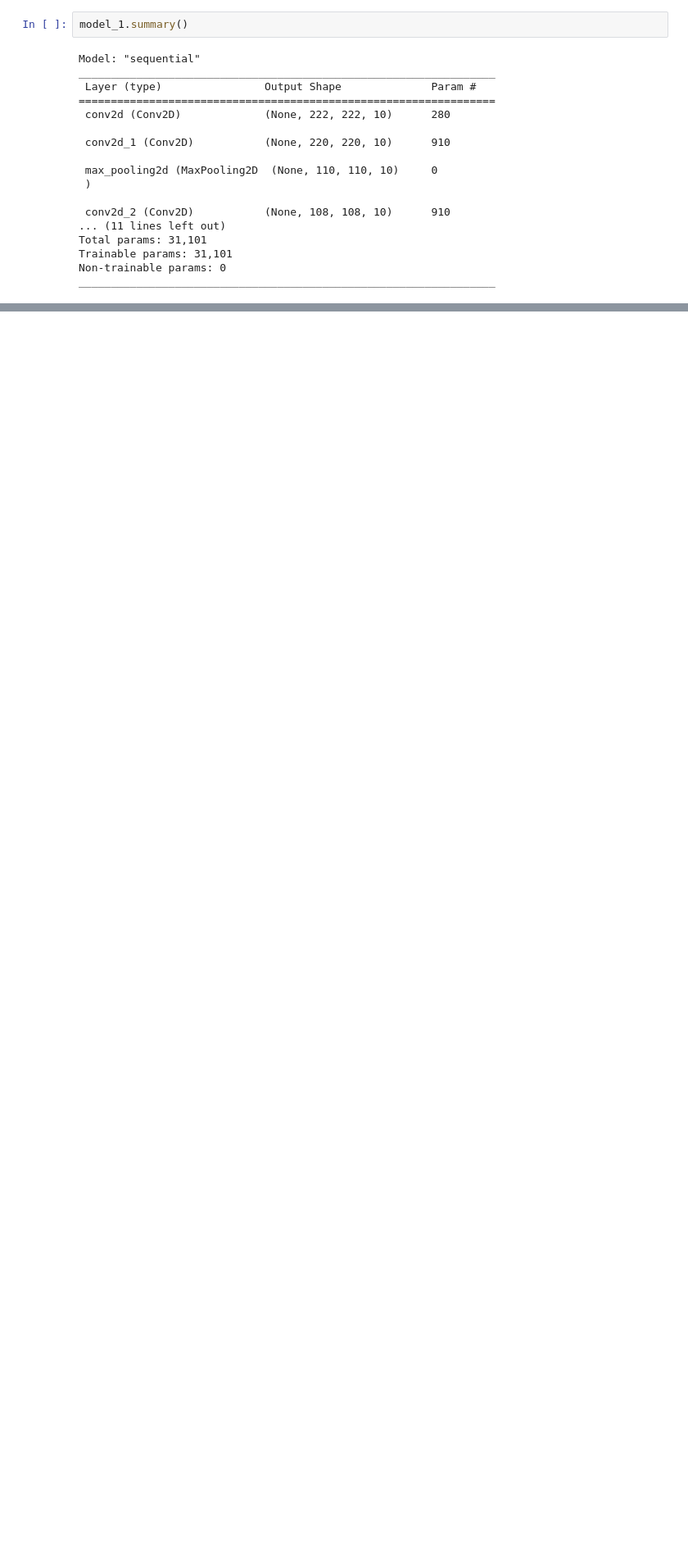
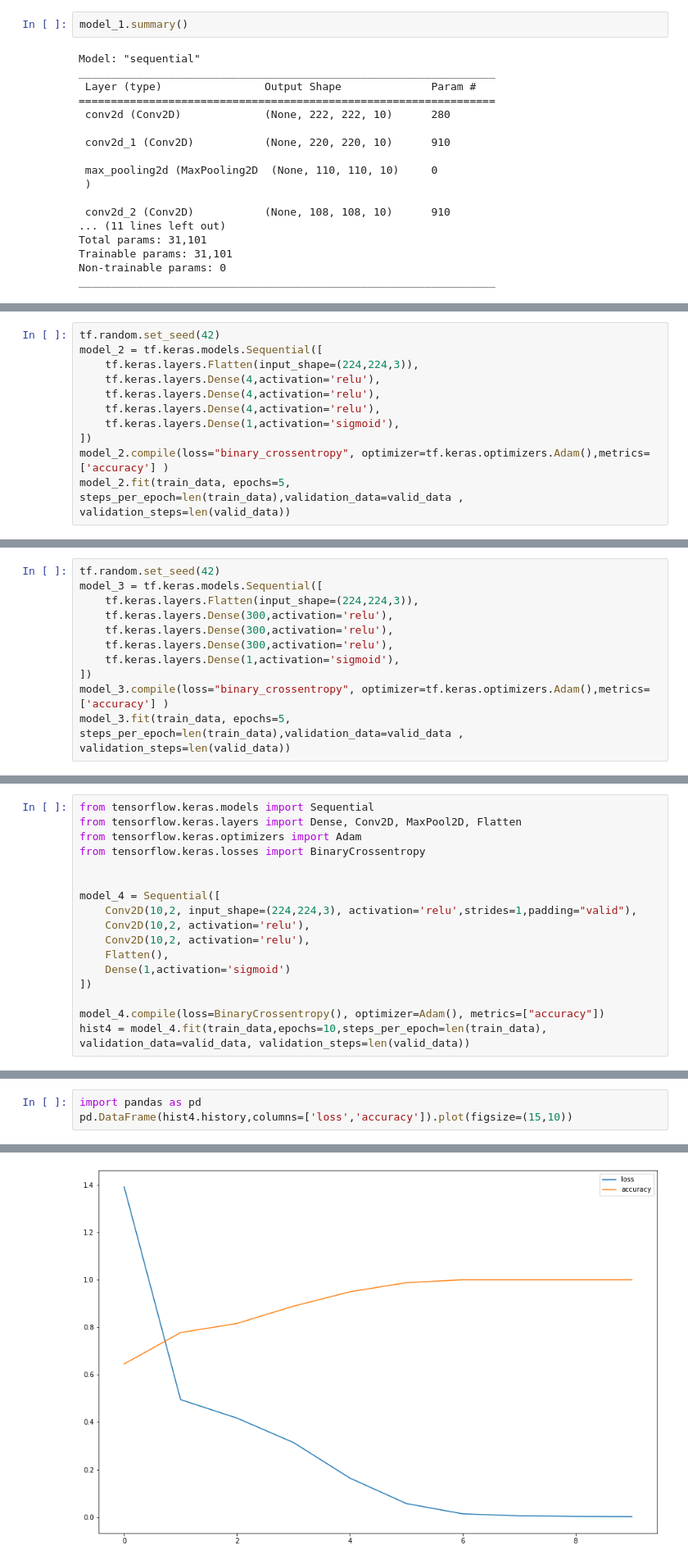
Before and after one commit to kingchan818/MachineLearning, a Jupyter notebook: tensorflow/Lec4-computer-vision/lec4-notes.ipynb, the cells around one changed output, grey strips where cells are left out. Shown at 82% size. Cells and saved outputs as stored; diff of their text form; blank space fills up the shorter version.

```diff
--- a/tensorflow/Lec4-computer-vision/lec4-notes.ipynb
+++ b/tensorflow/Lec4-computer-vision/lec4-notes.ipynb
@@ -211,0 +196,11 @@ You must install pydot (`pip install pydot`) and install graphviz (see instructi
+# %%
+tf.random.set_seed(42)
+model_2 = tf.keras.models.Sequential([
+    tf.keras.layers.Flatten(input_shape=(224,224,3)),
+    tf.keras.layers.Dense(4,activation='relu'),
+    tf.keras.layers.Dense(4,activation='relu'),
+    tf.keras.layers.Dense(4,activation='relu'),
+    tf.keras.layers.Dense(1,activation='sigmoid'),
+])
+model_2.compile(loss="binary_crossentropy", optimizer=tf.keras.optimizers.Adam(),metrics=['accuracy'] )
+model_2.fit(train_data, epochs=5, steps_per_epoch=len(train_data),validation_data=valid_data , validation_steps=len(valid_data))
@@ -211,0 +249,11 @@ You must install pydot (`pip install pydot`) and install graphviz (see instructi
+# %%
+tf.random.set_seed(42)
+model_3 = tf.keras.models.Sequential([
+    tf.keras.layers.Flatten(input_shape=(224,224,3)),
+    tf.keras.layers.Dense(300,activation='relu'),
+    tf.keras.layers.Dense(300,activation='relu'),
+    tf.keras.layers.Dense(300,activation='relu'),
+    tf.keras.layers.Dense(1,activation='sigmoid'),
+])
+model_3.compile(loss="binary_crossentropy", optimizer=tf.keras.optimizers.Adam(),metrics=['accuracy'] )
+model_3.fit(train_data, epochs=5, steps_per_epoch=len(train_data),validation_data=valid_data , validation_steps=len(valid_data))
@@ -211,0 +302,17 @@ You must install pydot (`pip install pydot`) and install graphviz (see instructi
+# %%
+from tensorflow.keras.models import Sequential
+from tensorflow.keras.layers import Dense, Conv2D, MaxPool2D, Flatten
+from tensorflow.keras.optimizers import Adam
+from tensorflow.keras.losses import BinaryCrossentropy
+
+
+model_4 = Sequential([
+    Conv2D(10,2, input_shape=(224,224,3), activation='relu',strides=1,padding="valid"),
+    Conv2D(10,2, activation='relu'),
+    Conv2D(10,2, activation='relu'),
+    Flatten(),
+    Dense(1,activation='sigmoid')
+])
+
+model_4.compile(loss=BinaryCrossentropy(), optimizer=Adam(), metrics=["accuracy"])
+hist4 = model_4.fit(train_data,epochs=10,steps_per_epoch=len(train_data), validation_data=valid_data, validation_steps=len(valid_data))
@@ -211,0 +351,4 @@ You must install pydot (`pip install pydot`) and install graphviz (see instructi
+# %%
+import pandas as pd
+pd.DataFrame(hist4.history,columns=['loss','accuracy']).plot(figsize=(15,10))
+# %% [output]
@@ -211,0 +356 @@ You must install pydot (`pip install pydot`) and install graphviz (see instructi
+[figure, added]
```
Also changed, not shown: parts of 72 cells of this notebook, 6 other files.
